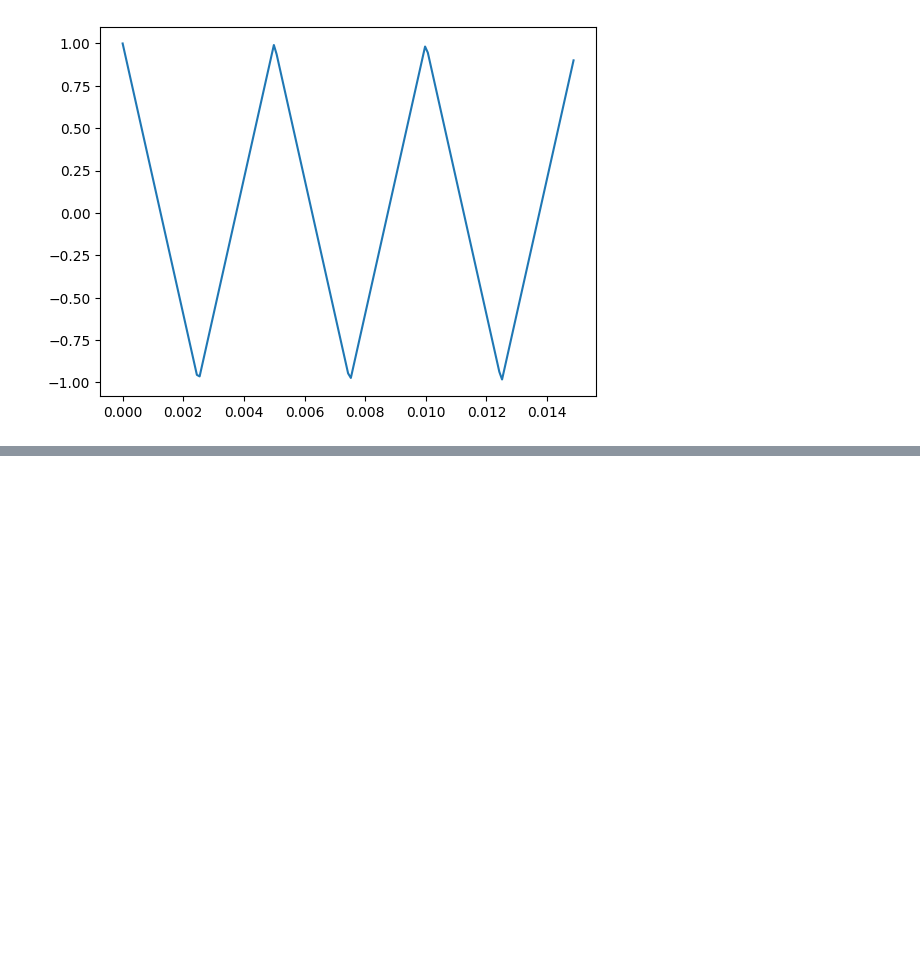
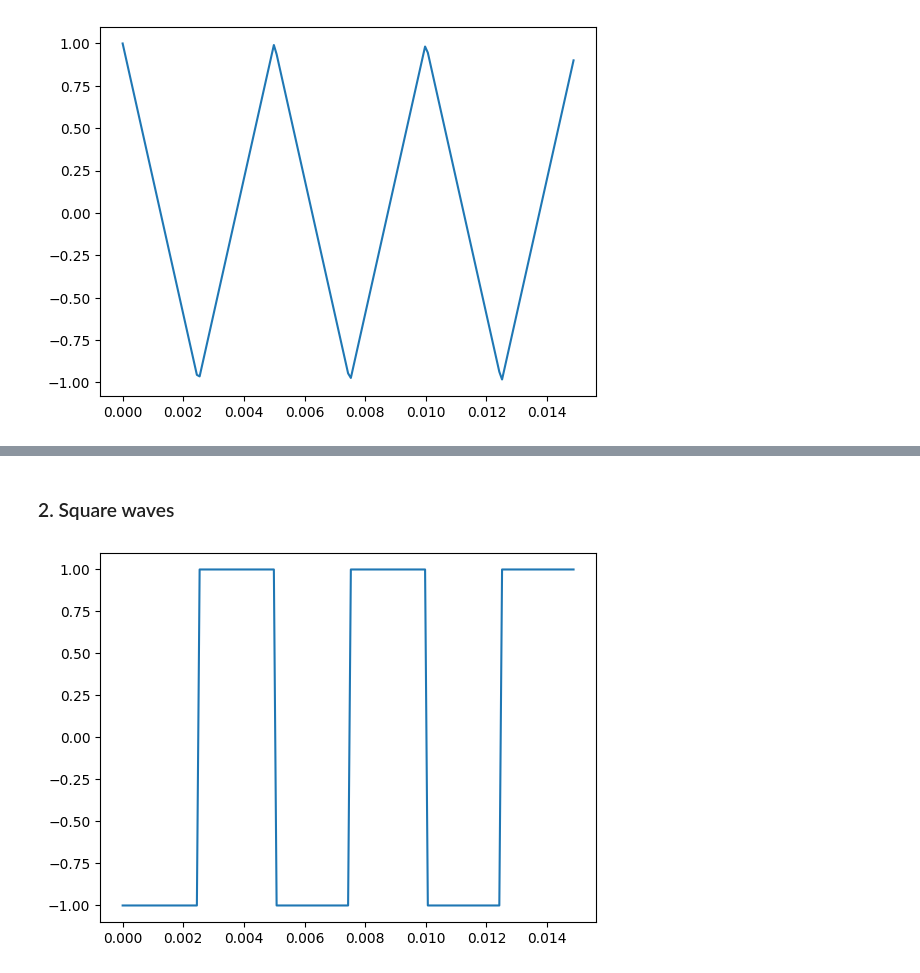
Before and after one commit to damiansp/completePython, a Jupyter notebook: dsp/2_harmonics/harmonics.ipynb, the cells around one changed output, grey strips where cells are left out. Cells and saved outputs as stored; diff of their text form; code cells hidden in the pictures; blank space fills up the shorter version.

Commit message:
+square sig

```diff
--- a/dsp/2_harmonics/harmonics.ipynb
+++ b/dsp/2_harmonics/harmonics.ipynb
@@ -11,0 +20,7 @@ signal.plot();
+# %% [markdown]
+### 2. Square waves
+# %%
+signal = dsp.SquareSignal(200)
+signal.plot()
+# %% [output]
+[figure, added]
```
Also changed, not shown: parts of 4 cells of this notebook, 1 other file.
